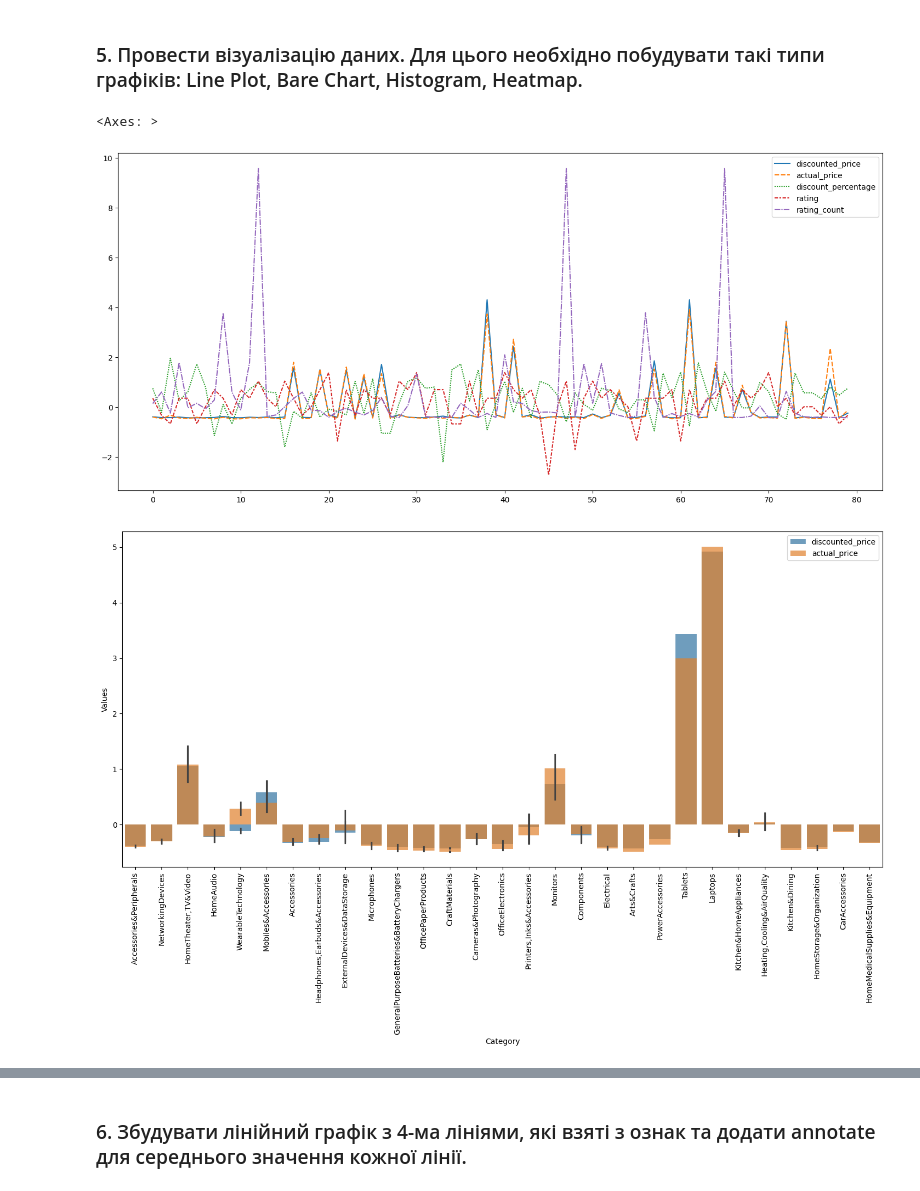
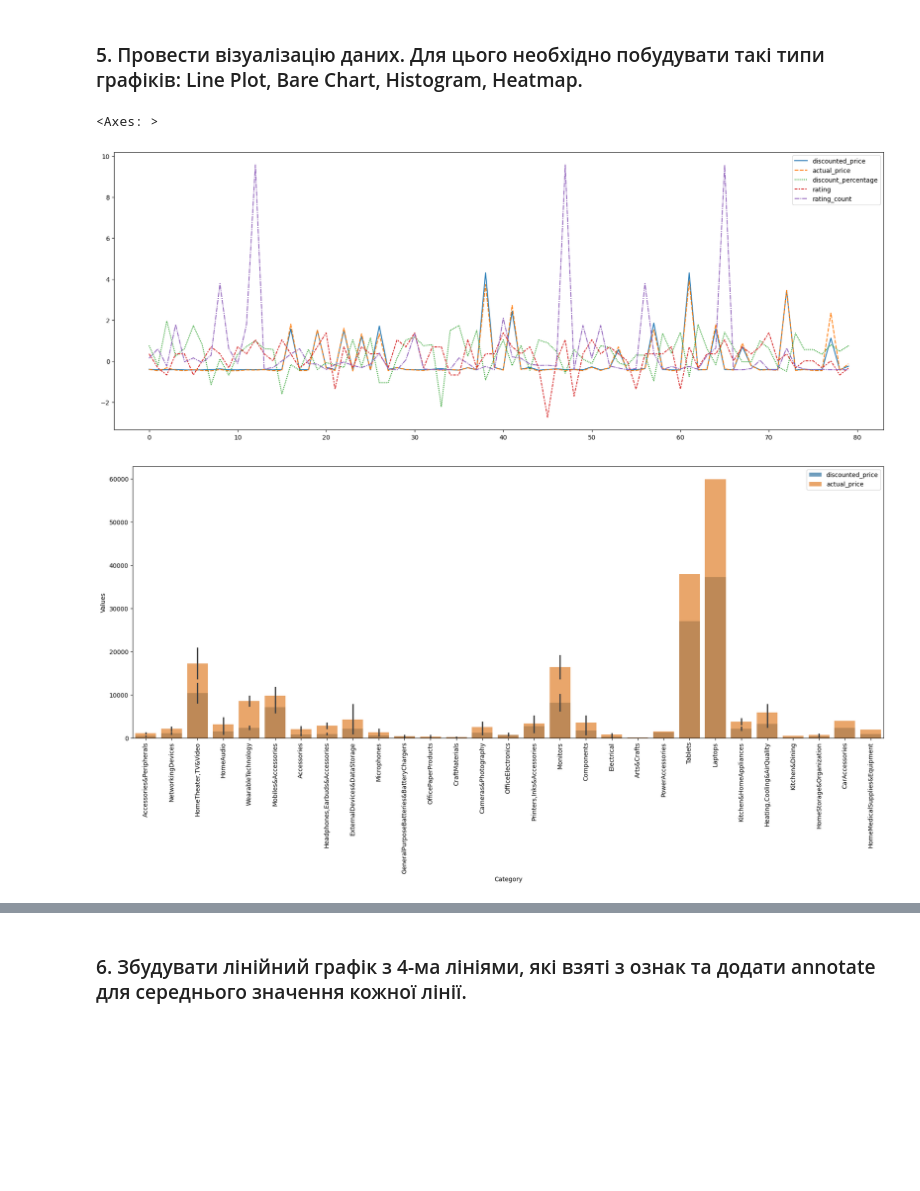
Before and after one commit to JavaConterry/SpecProg-DS-DA, a Jupyter notebook: Course Project/Amazon Sales Analysis.ipynb, the cells around one changed output, grey strips where cells are left out. Saved outputs shown, nothing was run; the diff lists cells and outputs as text; code cells hidden in the pictures; blank space fills up the shorter version.

Commit message:
text and visualisations fixes

```diff
--- a/Course Project/Amazon Sales Analysis.ipynb
+++ b/Course Project/Amazon Sales Analysis.ipynb
@@ -290,17 +391,17 @@ dtype: object
 # %% [markdown]
 ### 5. Провести візуалізацію даних. Для цього необхідно побудувати такі типи графіків: Line Plot, Bare Chart, Histogram, Heatmap.
 # %%
-plt.figure(figsize=(18,8))
+plt.figure(figsize=(22,8))
 sns.lineplot(std_num_df.head(80))
 # %% [output]
 <Axes: >
-[figure, old version]
+[figure, new version]
 # %%
-plt.figure(figsize=(18,8))
+plt.figure(figsize=(22,8))
 plt.xticks(rotation=90)
 plt.xlabel('Category')
 plt.ylabel('Values')
 for column in ['discounted_price', 'actual_price']:
-    sns.barplot(x='category', y=column, data=std_num_df, label=column, alpha=0.7)
+    sns.barplot(x='category', y=column, data=num_df, label=column, alpha=0.7)
 # %% [output]
-[figure, old version]
+[figure, new version]
```
Also changed, not shown: parts of 37 cells of this notebook, 6 other files.
